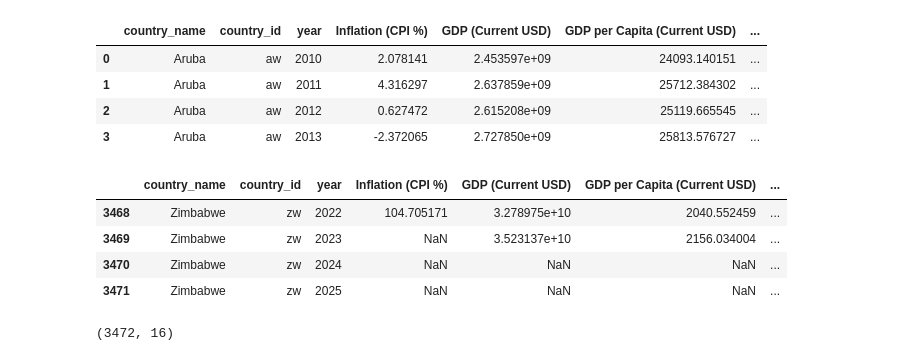
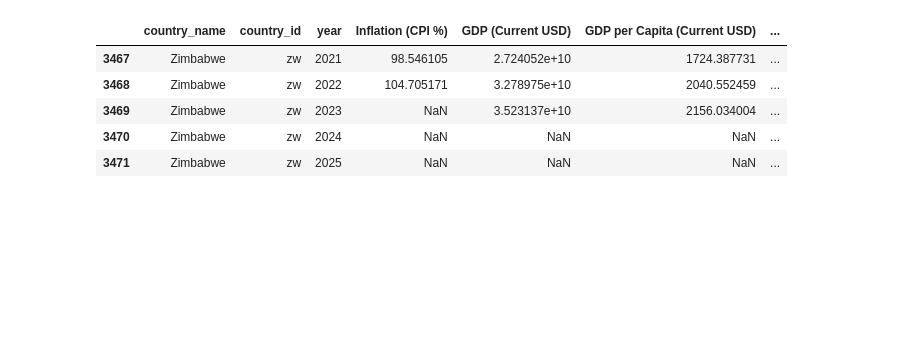
Before and after one commit to abelcholfavour/money_talks_with_Abba, a Jupyter notebook: world_bank.ipynb, the cells around one changed output. Saved outputs shown, nothing was run; the diff lists cells and outputs as text; code cells hidden in the pictures; blank space fills up the shorter version.

```diff
--- a/world_bank.ipynb
+++ b/world_bank.ipynb
@@ -634,20 +19,9 @@ df=pd.read_csv('world_bank_data_2025.csv')
-# %%
-df.head(4)
-# %% [output]
-|  | country_name | country_id | year | Inflation (CPI %) | GDP (Current USD) | GDP per Capita (Current USD) | ... |
-| 0 | Aruba | aw | 2010 | 2.078141 | 2.453597e+09 | 24093.140151 | ... |
-| 1 | Aruba | aw | 2011 | 4.316297 | 2.637859e+09 | 25712.384302 | ... |
-| 2 | Aruba | aw | 2012 | 0.627472 | 2.615208e+09 | 25119.665545 | ... |
-| 3 | Aruba | aw | 2013 | -2.372065 | 2.727850e+09 | 25813.576727 | ... |
 # %%
-df.tail(4)
+df.tail(5)
 # %% [output]
 |  | country_name | country_id | year | Inflation (CPI %) | GDP (Current USD) | GDP per Capita (Current USD) | ... |
+| 3467 | Zimbabwe | zw | 2021 | 98.546105 | 2.724052e+10 | 1724.387731 | ... |
 | 3468 | Zimbabwe | zw | 2022 | 104.705171 | 3.278975e+10 | 2040.552459 | ... |
 | 3469 | Zimbabwe | zw | 2023 | NaN | 3.523137e+10 | 2156.034004 | ... |
 | 3470 | Zimbabwe | zw | 2024 | NaN | NaN | NaN | ... |
 | 3471 | Zimbabwe | zw | 2025 | NaN | NaN | NaN | ... |
-# %%
-df.shape
-# %% [output]
-(3472, 16)
```
Also changed, not shown: parts of 70 cells of this notebook, 4 other files.
